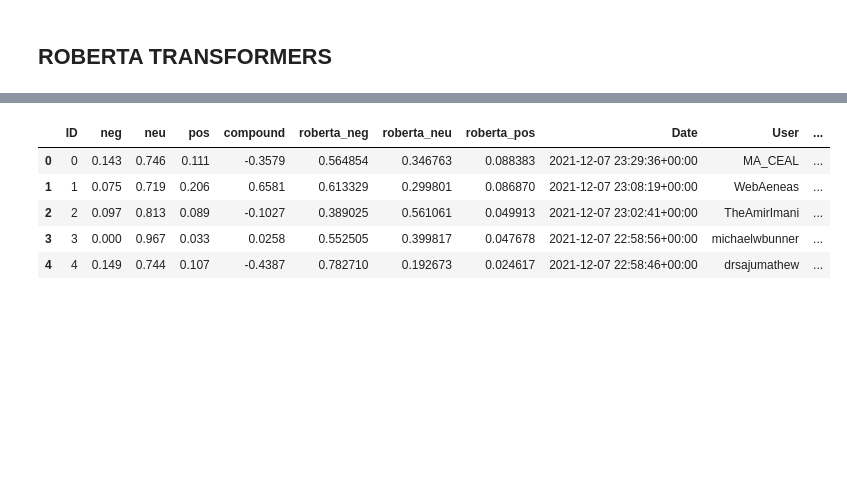
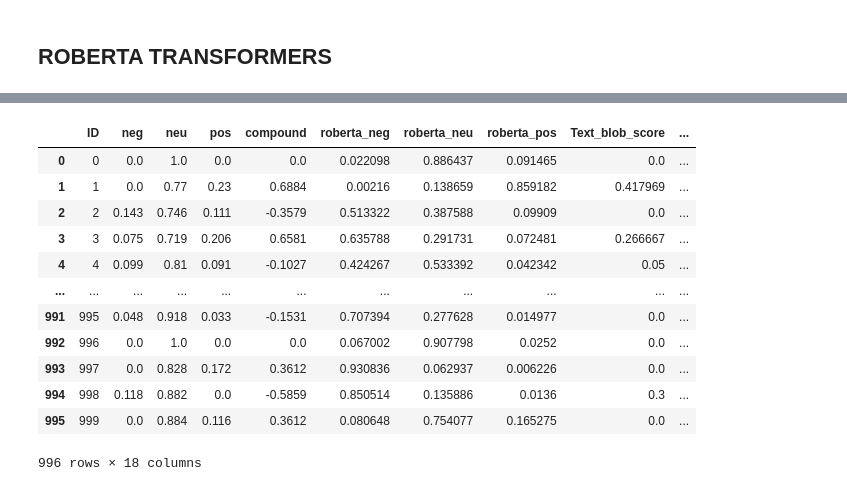
Before and after one commit to preethi-prak/Twitter_SentimentAnalysis_CovidVaccine, a Jupyter notebook: TwitterSentimentAnalysis_EDA_Algorithms.ipynb, the cells around one changed output, grey strips where cells are left out. Saved outputs shown, nothing was run; the diff lists cells and outputs as text; code cells hidden in the pictures; blank space fills up the shorter version.

```diff
--- a/TwitterSentimentAnalysis_EDA_Algorithms.ipynb
+++ b/TwitterSentimentAnalysis_EDA_Algorithms.ipynb
@@ -157,7 +162,7 @@ The Most Frequent words are 'CovidVaccine , Covid , Virus , Omicron ' Occurs alm
 # %% [markdown]
 #### Basic NLTK Operations
 # %%
-sample = vaccine_20_21_cleanedDF['Processed_Tweet'][200]
+sample = vaccine_20_21_cleanedDF['Processed_Tweet'][9]
 print(sample)
 
 #VADER
@@ -210,0 +226,4 @@ b
+# %%
+score,sentiment = TextBlob_score(sample)
+print(score)
+print(sentiment)
@@ -223,10 +250,3 @@ nltk.download("vader_lexicon")
 [nltk_data]     /Users/preethi/nltk_data...
 [nltk_data]   Package vader_lexicon is already up-to-date!
 True
-# %%
-Sentiment_analyzer = SentimentIntensityAnalyzer()
-Vaders_result = {}
-for idx,row in tqdm(vaccine_20_21_cleanedDF.iterrows(),total=len(vaccine_20_21_cleanedDF)):
-    Processed_Tweet = row['Tweet']
-    id = row['ID']
-    Vaders_result[id] = Sentiment_analyzer.polarity_scores(Processed_Tweet)
@@ -383,17 +334,35 @@ def roberta_polarity_scores(sample):
 #iterate over the dataset to calculate scores for each example
 # some size of the text is too big for the roberta model to handle , we can skip those by adding try
 result = {}
-for i,row in tqdm(Tweet_vaders_sentiment.iterrows(),total=len(Tweet_vaders_sentiment)):
+final_result={}
+for i,row in tqdm(vaccine_20_21_cleanedDF.iterrows(),total=len(vaccine_20_21_cleanedDF)):
     try:
-        tweet = row['Tweet']
+        tweet = row['Processed_Tweet']
         id = row['ID']
+
         vader_result = Sentiment_analyzer.polarity_scores(tweet)
+        score = TextBlob(tweet).sentiment.polarity
+        subjectivity = TextBlob(tweet).sentiment.subjectivity
+        if score < 0:
+            sentiment = 'neg'
+        elif score == 0:
+            sentiment = 'neu'
+        else:
+            sentiment = 'pos'
+
         vader_result_rename = {}
         for key , value in vader_result.items():
             vader_result_rename[f"vader_{key}"] = value
+
+
         roberta_result = roberta_polarity_scores(tweet)
-        #combining two dictionaries
-        combined_result = {**vader_result,**roberta_result}
+
+        text_blob_result = {}
+        Text_Blob_result = {'Text_blob_score' :score , 'Text_blob_subjectivity' :subjectivity,'Text_blob_sentiment' : sentiment}
+
+
+        #combining three dictionaries
+        combined_result = {**vader_result,**roberta_result,**Text_Blob_result}
         #break
         result[id] = combined_result
     except RuntimeError:
@@ -453,12 +423,18 @@ Tweet_Roberta
 # %%
 Tweet_Roberta['Vader_Sentiment_Score'] =  Tweet_Roberta[["neg", "neu","pos"]].max(axis=1)
 Tweet_Roberta_sentiment = Tweet_Roberta
-Tweet_Roberta_sentiment['Vader_Sentiment'] = Tweet_Roberta[["neg", "neu","pos"]].idxmax(axis=1)
-Tweet_Roberta_sentiment.head()
+Tweet_Roberta
 # %% [output]
-|  | ID | neg | neu | pos | compound | roberta_neg | roberta_neu | roberta_pos | Date | User | ... |
-| 0 | 0 | 0.143 | 0.746 | 0.111 | -0.3579 | 0.564854 | 0.346763 | 0.088383 | 2021-12-07 23:29:36+00:00 | MA_CEAL | ... |
-| 1 | 1 | 0.075 | 0.719 | 0.206 | 0.6581 | 0.613329 | 0.299801 | 0.086870 | 2021-12-07 23:08:19+00:00 | WebAeneas | ... |
-| 2 | 2 | 0.097 | 0.813 | 0.089 | -0.1027 | 0.389025 | 0.561061 | 0.049913 | 2021-12-07 23:02:41+00:00 | TheAmirImani | ... |
-| 3 | 3 | 0.000 | 0.967 | 0.033 | 0.0258 | 0.552505 | 0.399817 | 0.047678 | 2021-12-07 22:58:56+00:00 | michaelwbunner | ... |
-| 4 | 4 | 0.149 | 0.744 | 0.107 | -0.4387 | 0.782710 | 0.192673 | 0.024617 | 2021-12-07 22:58:46+00:00 | drsajumathew | ... |
+|  | ID | neg | neu | pos | compound | roberta_neg | roberta_neu | roberta_pos | Text_blob_score | ... |
+| 0 | 0 | 0.0 | 1.0 | 0.0 | 0.0 | 0.022098 | 0.886437 | 0.091465 | 0.0 | ... |
+| 1 | 1 | 0.0 | 0.77 | 0.23 | 0.6884 | 0.00216 | 0.138659 | 0.859182 | 0.417969 | ... |
+| 2 | 2 | 0.143 | 0.746 | 0.111 | -0.3579 | 0.513322 | 0.387588 | 0.09909 | 0.0 | ... |
+| 3 | 3 | 0.075 | 0.719 | 0.206 | 0.6581 | 0.635788 | 0.291731 | 0.072481 | 0.266667 | ... |
+| 4 | 4 | 0.099 | 0.81 | 0.091 | -0.1027 | 0.424267 | 0.533392 | 0.042342 | 0.05 | ... |
+| ... | ... | ... | ... | ... | ... | ... | ... | ... | ... | ... |
+| 991 | 995 | 0.048 | 0.918 | 0.033 | -0.1531 | 0.707394 | 0.277628 | 0.014977 | 0.0 | ... |
+| 992 | 996 | 0.0 | 1.0 | 0.0 | 0.0 | 0.067002 | 0.907798 | 0.0252 | 0.0 | ... |
+| 993 | 997 | 0.0 | 0.828 | 0.172 | 0.3612 | 0.930836 | 0.062937 | 0.006226 | 0.0 | ... |
+| 994 | 998 | 0.118 | 0.882 | 0.0 | -0.5859 | 0.850514 | 0.135886 | 0.0136 | 0.3 | ... |
+| 995 | 999 | 0.0 | 0.884 | 0.116 | 0.3612 | 0.080648 | 0.754077 | 0.165275 | 0.0 | ... |
+996 rows × 18 columns
```
Also changed, not shown: parts of 52 cells of this notebook, 1 other file.
